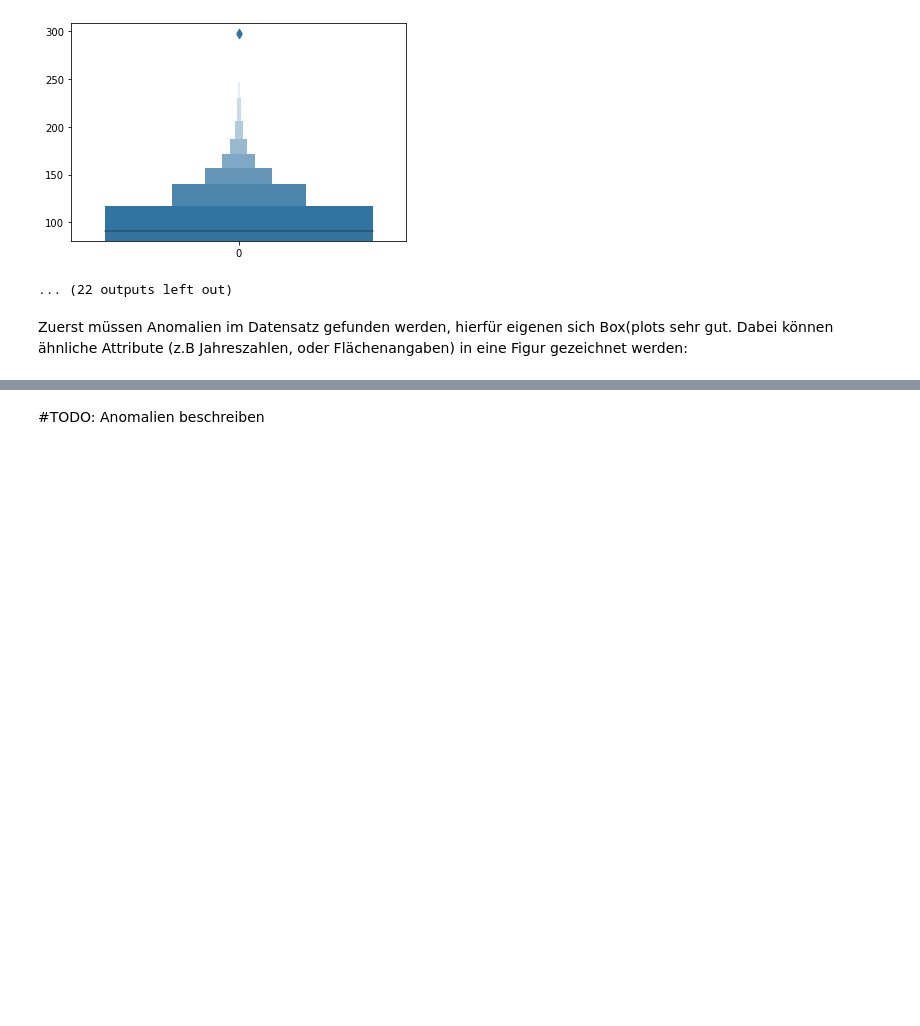
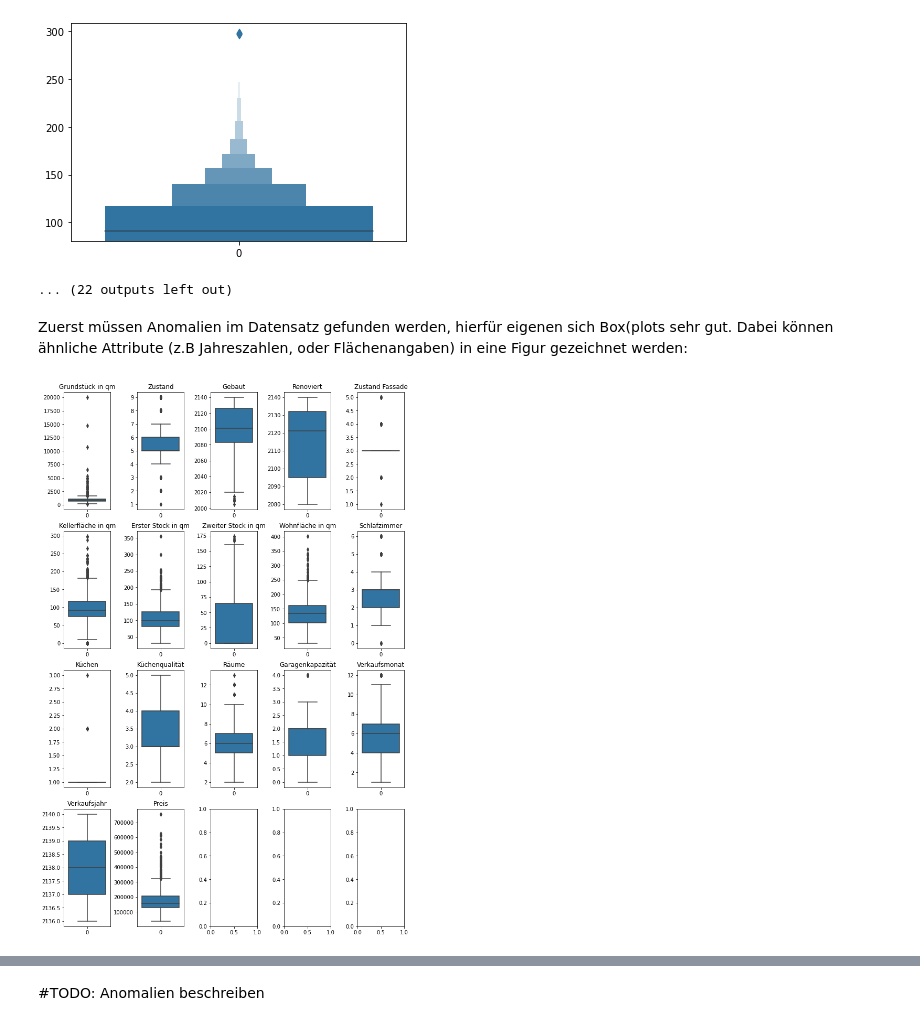
Before and after one commit to nailujx86/gotham-real-estate, a Jupyter notebook: DataScience_Projekt.ipynb, the cells around one changed output, grey strips where cells are left out. Saved outputs shown, nothing was run; the diff lists cells and outputs as text; code cells hidden in the pictures; blank space fills up the shorter version.

```diff
--- a/DataScience_Projekt.ipynb
+++ b/DataScience_Projekt.ipynb
@@ -74,3 +74,23 @@ Kellerfläche in qm
 ... (22 outputs left out)
 # %% [markdown]
 Zuerst müssen Anomalien im Datensatz gefunden werden, hierfür eigenen sich Box(plots sehr gut. Dabei können ähnliche Attribute (z.B Jahreszahlen, oder Flächenangaben) in eine Figur gezeichnet werden:
+# %%
+#sb.boxplot(data = dataset_noprice)
+import math
+columns = ['Grundstück in qm', 'Zustand', 'Gebaut',
+           'Renoviert', 'Zustand Fassade', 'Kellerfläche in qm',
+           'Erster Stock in qm', 'Zweiter Stock in qm', 'Wohnfläche in qm',
+           'Schlafzimmer', 'Küchen', 'Küchenqualität', 'Räume', 'Garagenkapazität',
+           'Verkaufsmonat', 'Verkaufsjahr', 'Preis']
+fig, axes = plt.subplots(4, 5, figsize = (10, 15))
+i = 0
+plt.tight_layout(pad = 2)
+for column in columns:
+  chosenax = axes[math.floor(i / 5)][i % 5]
+  chosenax.set_title(column)
+  sb.boxplot(data = dataset[column], ax = chosenax)
+  i = i + 1
+plt.show()
+  # pd.plotting.boxplot(data = dataset[[column]])
+# %% [output]
+[figure, added]
```
Also changed, not shown: parts of 4 cells of this notebook.
